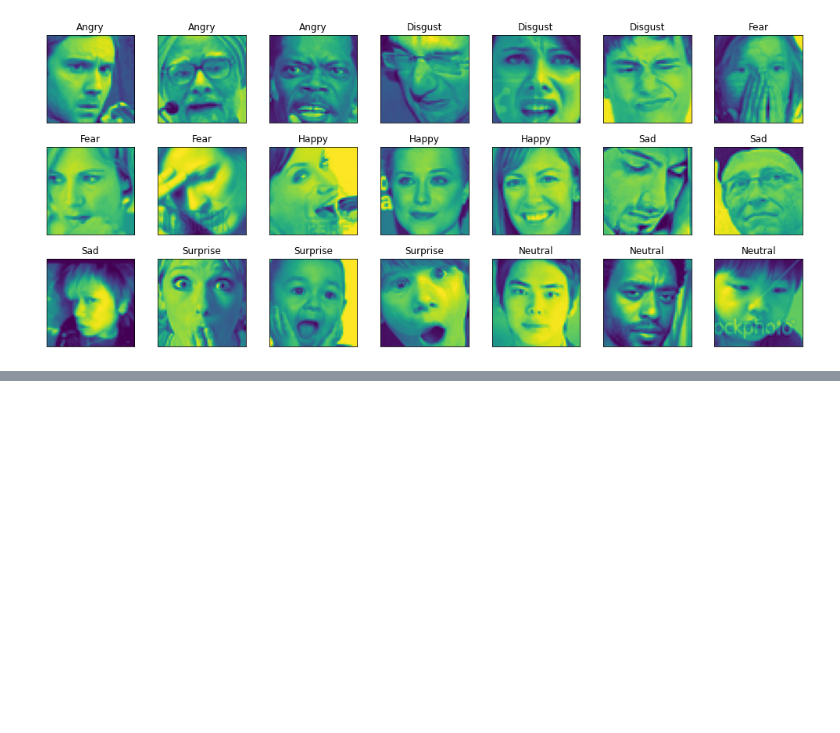
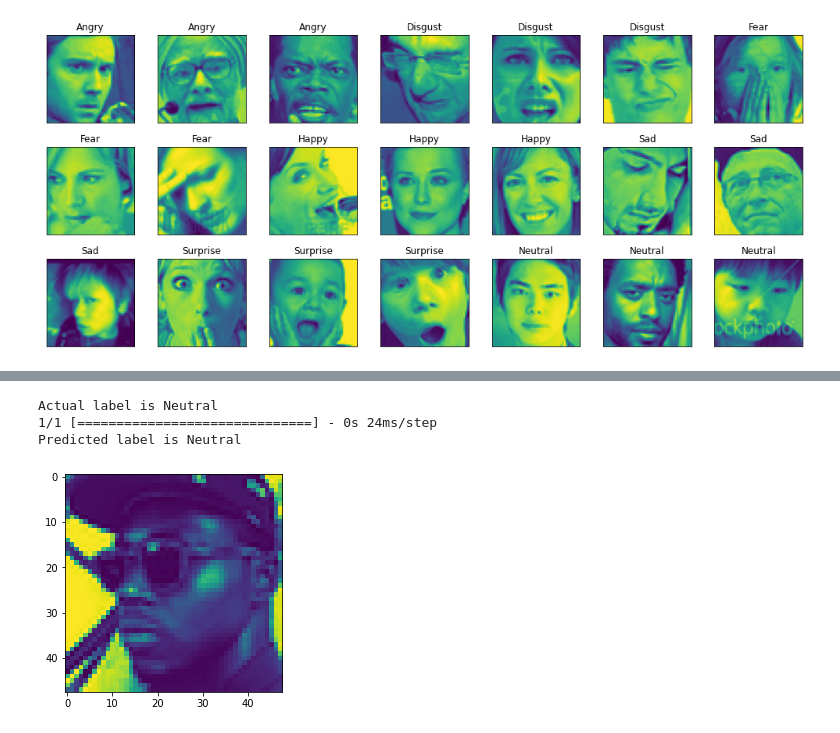
Before and after one commit to Xevi8X/WTUM_2023_gr5, a Jupyter notebook: fer.ipynb, the cells around one changed output, grey strips where cells are left out. Cells and saved outputs as stored; diff of their text form; code cells hidden in the pictures; blank space fills up the shorter version.

```diff
--- a/fer.ipynb
+++ b/fer.ipynb
@@ -261,13 +208,18 @@ plt.show()
 # %%
 final_model = tf.keras.models.load_model(checkpoint_path)
 from IPython.display import clear_output
 import time
 
 for k in range(3):
   print(f'Actual label is {emotions[y_test[k]]}')
   predicted_class = final_model.predict(tf.expand_dims(X_test[k], 0)).argmax()
   print(f'Predicted label is {emotions[predicted_class]}')
-  pyplot.imshow(X_test[k])
-  pyplot.show()
+  plt.imshow(X_test[k])
+  plt.show()
   time.sleep(3)
   clear_output(wait=True)
+# %% [output]
+Actual label is Neutral
+1/1 [==============================] - 0s 24ms/step
+Predicted label is Neutral
+[figure, added]
```
Also changed, not shown: parts of 5 cells of this notebook.
